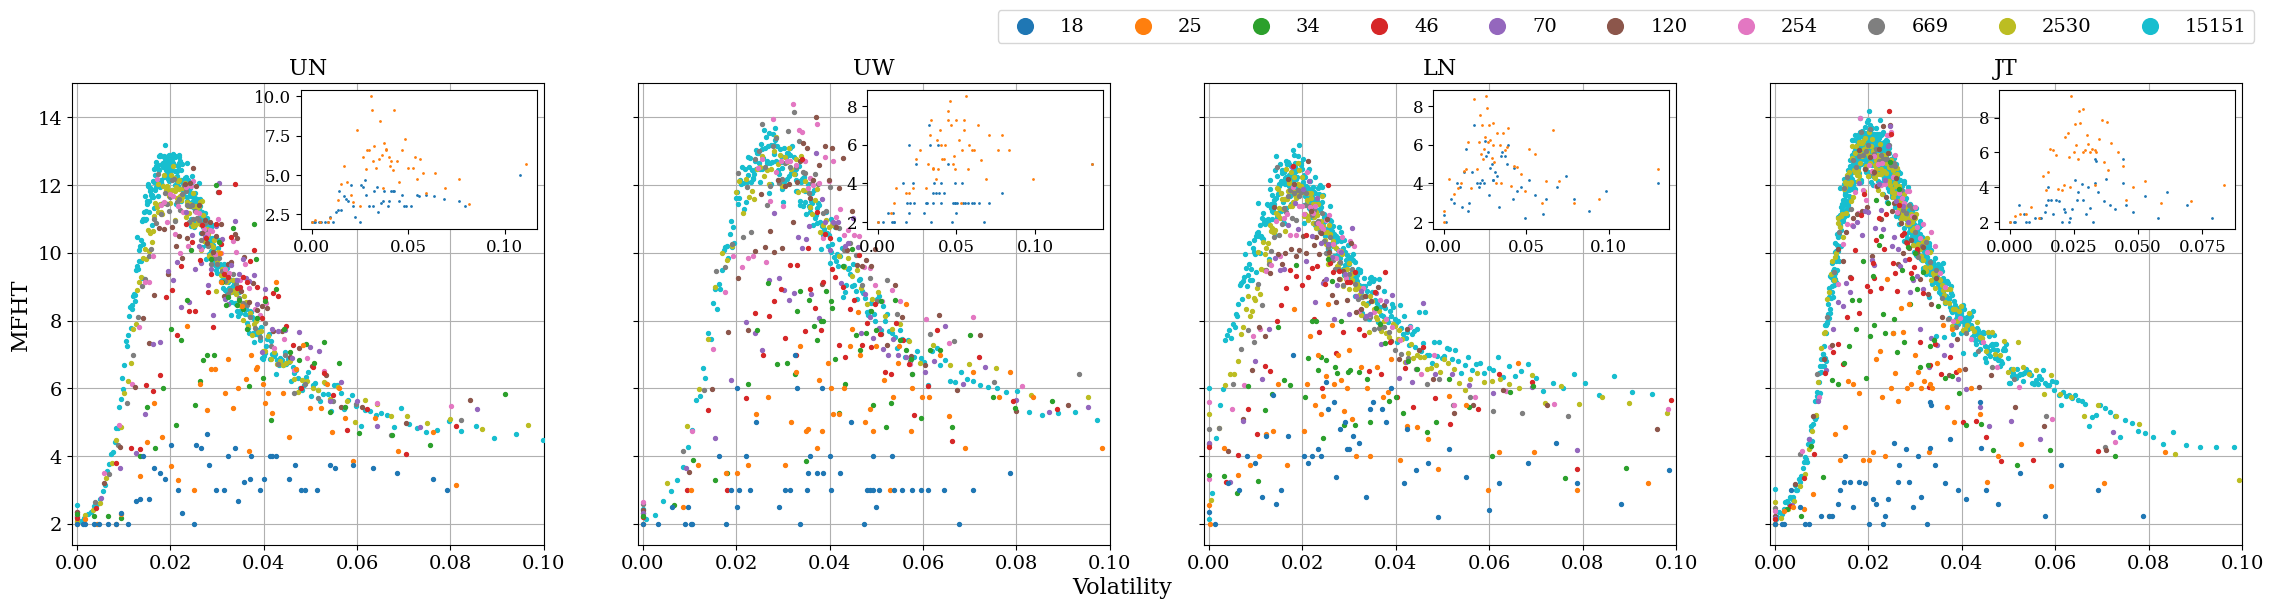
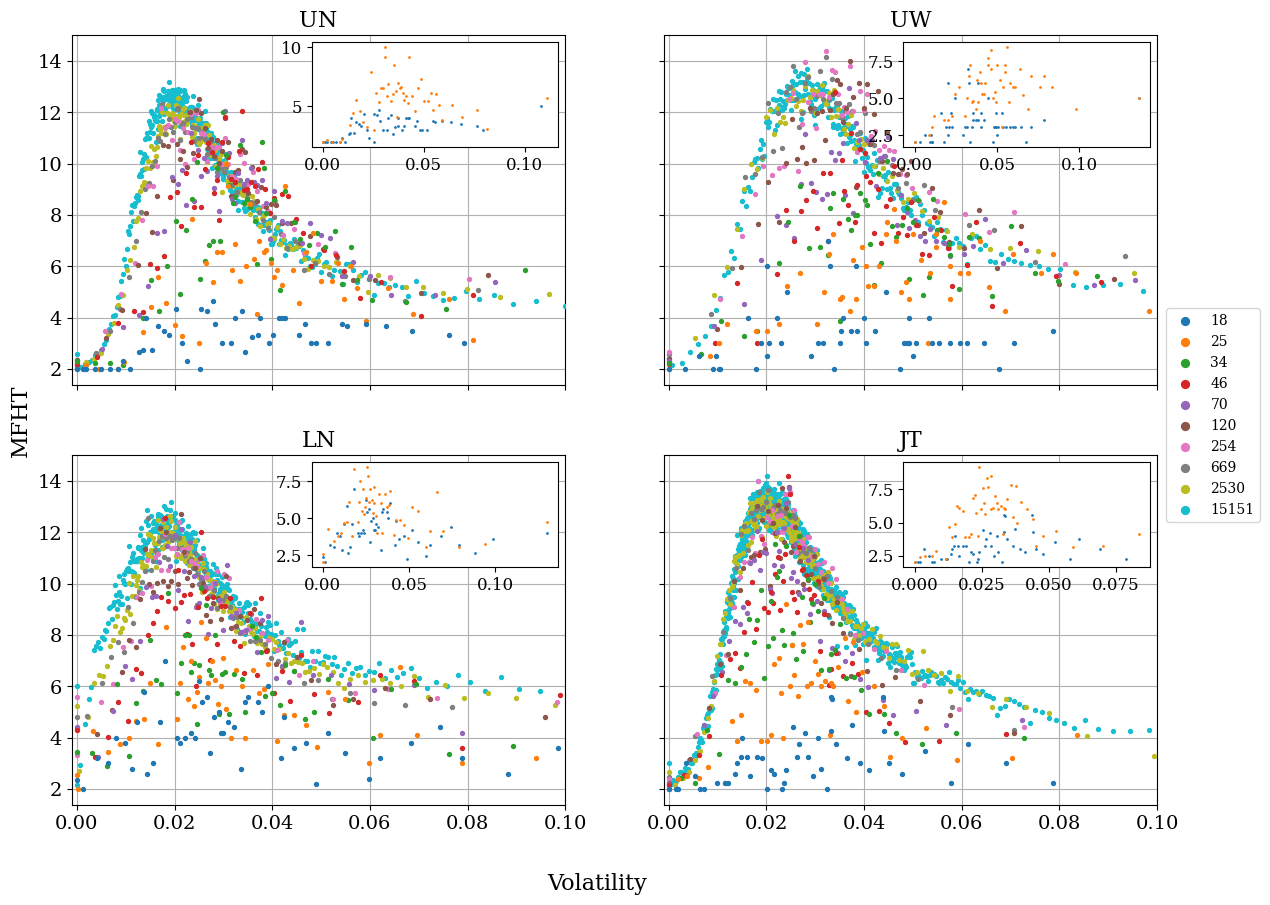
Code edit (unified diff) that turned the first committed figure into the second:
--- before
+++ after
@@ -27,5 +27,6 @@
     rows = 1 if horizontal else 2
     cols = 4 if horizontal else 2
-    fig, axs = plt.subplots(rows, cols, figsize=(28, 6), sharey=True, sharex=True)
+    fig, axs = plt.subplots(rows, cols, figsize=(7*cols, 5*rows), sharey=True, sharex=True)
+
     if horizontal:
         axs[0].set_ylabel('MFHT',fontsize=16)
@@ -59,5 +60,5 @@
         fig.legend(handles,labels,loc='lower center', bbox_to_anchor=(0.68, 0.93), ncol=len(labels), markerscale=4.0, fontsize=14)
     else:
-        fig.legend(handles, labels, loc='upper center', bbox_to_anchor=(1.03, 0.9), markerscale=2.0)
+        fig.legend(handles, labels, loc='center', bbox_to_anchor=(0.94, 0.5), markerscale=2.0)
 
 
@@ -71,3 +72,3 @@
         return fig
     
-plot_shrinking_windows(dates, 2, horizontal=True, save=True, error=False)
+plot_shrinking_windows(dates, 2, horizontal=False, save=True, error=False)

Commit: Better square plots